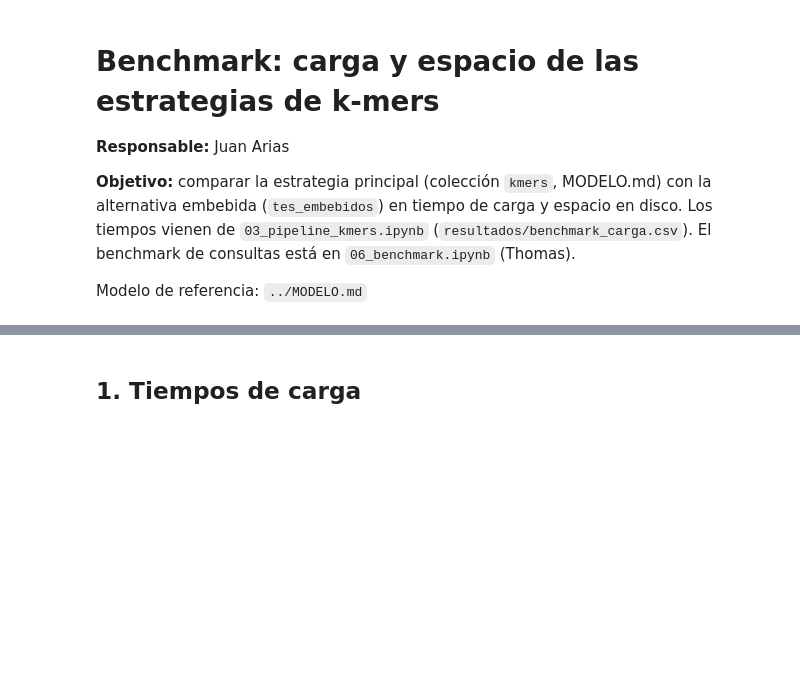
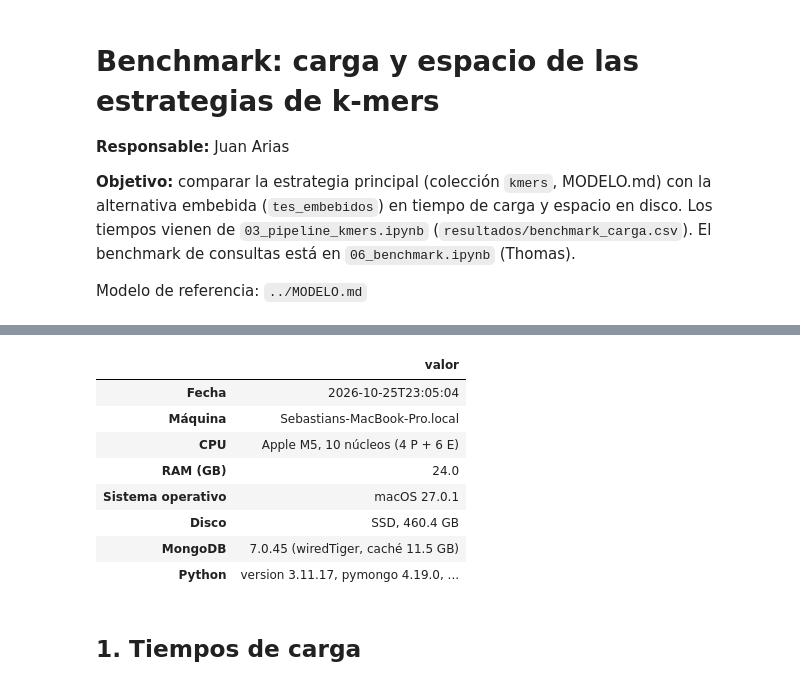
Before and after one commit to ThomasToro/transposable-elements-db, a Jupyter notebook: notebooks/06_benchmark_carga_espacio.ipynb, the cells around one changed output, grey strips where cells are left out. Cells and saved outputs as stored; diff of their text form; code cells hidden in the pictures; blank space fills up the shorter version.

```diff
--- a/notebooks/06_benchmark_carga_espacio.ipynb
+++ b/notebooks/06_benchmark_carga_espacio.ipynb
@@ -30,3 +36,26 @@ db_bench = client[f"{DB_NAME}_bench"]
+# %%
+specs = json.loads((RESULTADOS / f"especificaciones_maquina_{USUARIO}.json").read_text(encoding="utf-8"))
+cpu = specs["cpu"]
+pd.Series({
+    "Fecha": specs["fecha"],
+    "Máquina": specs["maquina"],
+    "CPU": f"{cpu['modelo']}, {cpu['nucleos_totales']} núcleos ({cpu['nucleos_rendimiento']} P + {cpu['nucleos_eficiencia']} E)",
+    "RAM (GB)": specs["ram_gb"],
+    "Sistema operativo": f"{specs['sistema_operativo']['nombre']} {specs['sistema_operativo']['version']}",
+    "Disco": f"{specs['disco']['tipo']}, {specs['disco']['total_gb']} GB",
+    "MongoDB": f"{specs['mongodb']['version']} ({specs['mongodb']['motor_almacenamiento']}, caché {specs['mongodb']['cache_wiredtiger_max_gb']} GB)",
+    "Python": ", ".join(f"{k} {v}" for k, v in specs["python"].items()),
+}).to_frame("valor")
+# %% [output]
+|  | valor |
+| Fecha | 2026-10-25T23:05:04 |
+| Máquina | Sebastians-MacBook-Pro.local |
+| CPU | Apple M5, 10 núcleos (4 P + 6 E) |
+| RAM (GB) | 24.0 |
+| Sistema operativo | macOS 27.0.1 |
+| Disco | SSD, 460.4 GB |
+| MongoDB | 7.0.45 (wiredTiger, caché 11.5 GB) |
+| Python | version 3.11.17, pymongo 4.19.0, ... |
 # %% [markdown]
 ## 1. Tiempos de carga
 # %%
```
Also changed, not shown: parts of 7 cells of this notebook, 7 other files.
